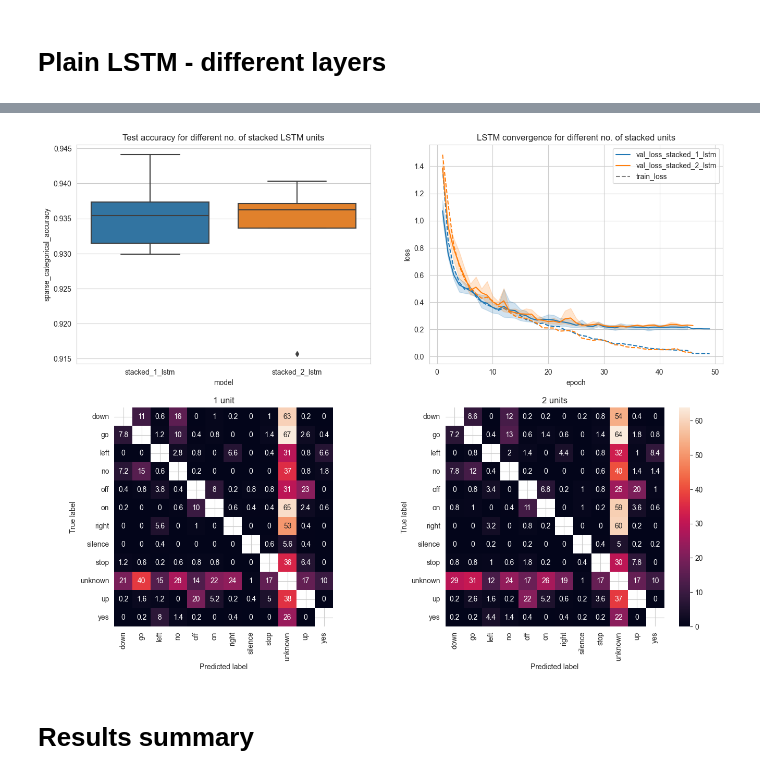
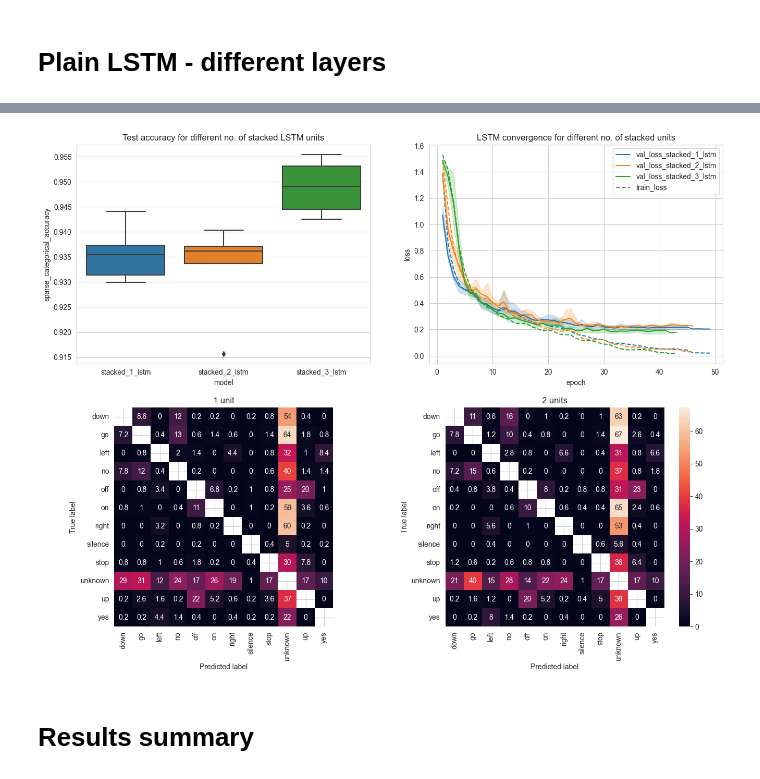
Before and after one commit to SawickiBartosz/DeepLearning2023, a Jupyter notebook: Project2_LSTM/visualize results.ipynb, the cells around one changed output, grey strips where cells are left out. Drawn from its saved outputs; the diff is of its cells as text; code cells hidden in the pictures.

```diff
--- a/Project2_LSTM/visualize results.ipynb
+++ b/Project2_LSTM/visualize results.ipynb
@@ -495,8 +510,8 @@ sns.boxplot(merged_data, x="model", y="sparse_categorical_accuracy", ax=ax[0][0]
 ax[0][0].set_title("Test accuracy for the article network with frequency and time masking augmentation")
 
 predictions = get_predictions(files)
-cm_2 = get_confussion_matrix(predictions[predictions.model == files[1]])
-cm_1 = get_confussion_matrix(predictions[predictions.model == files[2]])
+cm_1 = get_confussion_matrix(predictions[predictions.model == files[1]])
+cm_2 = get_confussion_matrix(predictions[predictions.model == files[2]])
 # normalize colors on both conf. mat.
 for i in range(len(cm_1)):
     cm_1.iloc[i][i]=0
@@ -532,0 +531,10 @@ merged_data
+# %%
+files = ['stacked_1_lstm', 'stacked_2_lstm', 'stacked_bidirectional_lstm']
+
+merged_data = get_metrics(files)
+learning_curves = get_learning_curves(files)
+merged_data.model = merged_data.model.apply(lambda x: "stacked_3_lstm" if x == 'stacked_bidirectional_lstm' else x)
+learning_curves.model = learning_curves.model.apply(lambda x: "stacked_3_lstm" if x == 'stacked_bidirectional_lstm' else x)
+files = ['stacked_1_lstm', 'stacked_2_lstm', 'stacked_3_lstm']
+
+merged_data
@@ -533,41 +574,40 @@ merged_data
 # %%
 pyplot_colors = ['C' + str(i) for i in range(0, 10)]
-learning_curves = get_learning_curves(files)
 fig, ax = plt.subplots(2, 2, figsize=(16, 12))
 ax[0][1].set_title("LSTM convergence for different no. of stacked units")
 for i, file in enumerate(files):
     model_df = learning_curves.loc[learning_curves.model == file]
     # row, col = i // 2, i % 2
     # ax = axes[row][col]
     color = pyplot_colors[i]
     leg = "auto" if i != 0 else False
     sns.lineplot(model_df, x="epoch", y="loss", ax=ax[0][1], label=None, ls='--', errorbar=None, color=color)
     sns.lineplot(model_df, x="epoch", y="val_loss", ax=ax[0][1], label="val_loss_"+file, color=color)
 
 train_legend_line = Line2D([0], [0], label='train_loss', color='grey', ls='--')
 handles, labels = ax[0][1].get_legend_handles_labels()
 handles.extend([train_legend_line])
 ax[0][1].legend(handles=handles)
 sns.boxplot(merged_data, x="model", y="sparse_categorical_accuracy", ax=ax[0][0])
 ax[0][0].set_title("Test accuracy for different no. of stacked LSTM units")
-
+files = ['stacked_1_lstm', 'stacked_2_lstm', 'stacked_bidirectional_lstm']
 predictions = get_predictions(files)
-cm_2 = get_confussion_matrix(predictions[predictions.model == 'stacked_1_lstm'])
-cm_1 = get_confussion_matrix(predictions[predictions.model == 'stacked_2_lstm'])
+cm_1 = get_confussion_matrix(predictions[predictions.model == 'stacked_1_lstm'])
+cm_2 = get_confussion_matrix(predictions[predictions.model == 'stacked_2_lstm'])
 # normalize colors on both conf. mat.
 for i in range(len(cm_1)):
     cm_1.iloc[i][i]=0
     cm_2.iloc[i][i]=0
 values = np.hstack([d.values.ravel() for d in [cm_1, cm_2]])
 norm = mcolors.Normalize(values.min(), values.max())
 # plot conf. mat.
 draw_confusion_matrix(cm_1, True, ax[1][0], norm=norm, cbar=False)
 draw_confusion_matrix(cm_2, True, ax[1][1])
 ax[1][0].set_title("1 unit")
 ax[1][1].set_title("2 units")
 plt.show()
 # %% [output]
-[figure, old version]
+[figure, new version]
 # %% [markdown]
 # Results summary
 # %%
```
Also changed, not shown: parts of 5 cells of this notebook, 3 other files.
